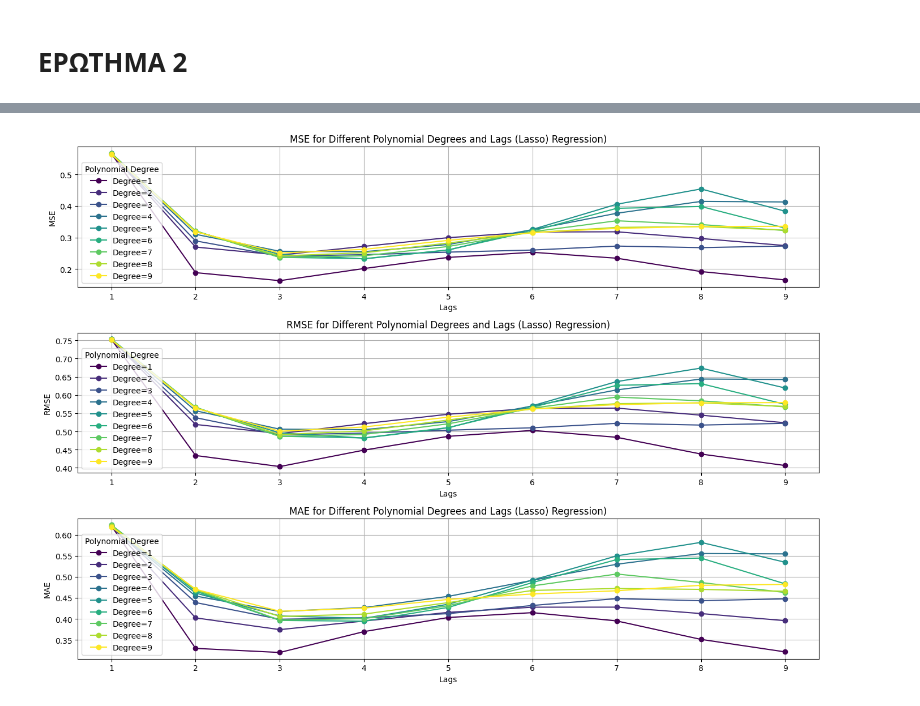
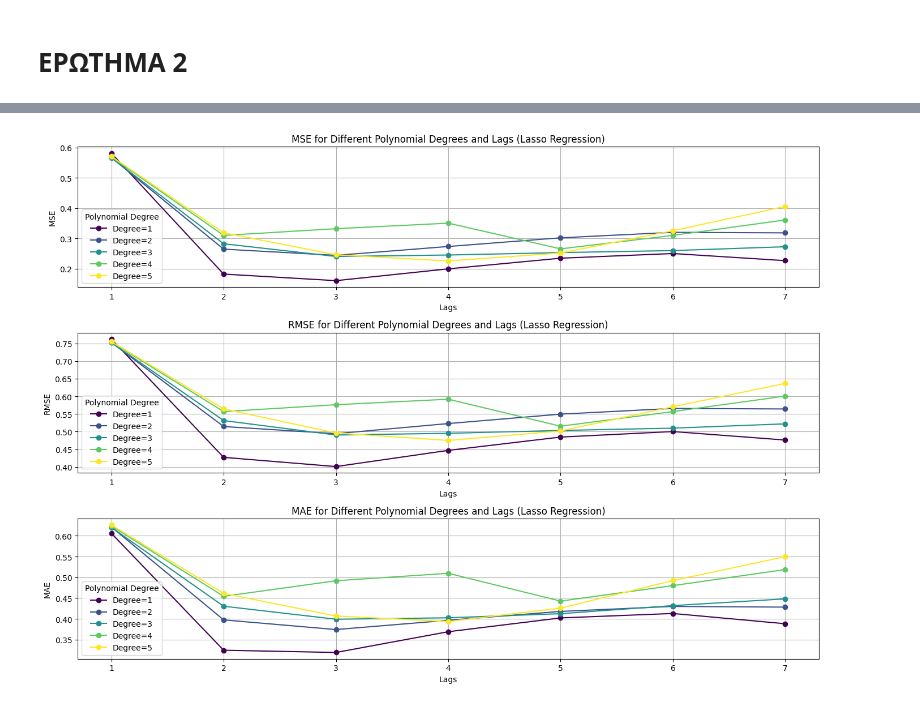
Before and after one commit to chryssa-pat/Decision-Theory, a Jupyter notebook: alphavantage.ipynb, the cells around one changed output, grey strips where cells are left out. Cells and saved outputs as stored; diff of their text form; code cells hidden in the pictures.

```diff
--- a/alphavantage.ipynb
+++ b/alphavantage.ipynb
@@ -208,7 +207,7 @@ for lags in range(1, 8):
     # Store the model for lag 4
     if lags == 4:
         best_model = model
-        joblib.dump(best_model, 'linear_regression_model.pkl')
+        joblib.dump(best_model, '/content/drive/MyDrive/alphavantage/linear_regression_model.pkl')
 
     # 11. Print the coefficients and the linear regression equation
     coefficients = model.coef_
@@ -343,81 +342,94 @@ from sklearn.linear_model import Lasso
 from sklearn.metrics import mean_squared_error, mean_absolute_error
 import matplotlib.pyplot as plt
 import matplotlib.cm as cm
-import joblib  # For saving the model and scaler
+from sklearn.model_selection import GridSearchCV
+import joblib
 
 # 1. Load the data
 df = pd.read_csv('/content/drive/MyDrive/alphavantage/close_prices.csv', parse_dates=['Date'], index_col='Date')
-df = df.sort_index()  # Ensure the data is sorted by date
+df = df.sort_index()
 
 # 2. Apply Gaussian Smoothing
 sigma = 3
 df['Close_smoothed'] = gaussian_filter1d(df['Close'], sigma=sigma)
 
+# Define the range of alpha values for GridSearchCV
+alpha_values = [0.01, 0.1, 1, 10, 100]
+
 # 3. Prepare to store results
 results_list = []
 
 # Loop through lag values from 1 to 7
-for lags in range(1, 10):
+for lags in range(1, 8):
     for i in range(1, lags + 1):
-        df[f'lag_{i}'] = df['Close_smoothed'].shift(i)
+        df[f'close_t-{i}'] = df['Close_smoothed'].shift(i)
 
     df = df.dropna()
 
-    # 4. Split into training and testing sets
+    # 4. Split into training and validation sets
     train_data = df[df.index < '2024-01-01']
-    test_data = df[df.index >= '2024-01-01']
+    validation_data = df[df.index >= '2024-01-01']
 
-    # 6. Prepare input (X) and target (y) for train and test sets
-    X_train = train_data[[f'lag_{i}' for i in range(1, lags + 1)]].values
+    # 6. Prepare input (X) and target (y) for train and validation sets
+    X_train = train_data[[f'close_t-{i}' for i in range(1, lags + 1)]].values
     y_train = train_data['Close_smoothed'].values
-    X_test = test_data[[f'lag_{i}' for i in range(1, lags + 1)]].values
-    y_test = test_data['Close_smoothed'].values
+    X_validation = validation_data[[f'close_t-{i}' for i in range(1, lags + 1)]].values
+    y_validation = validation_data['Close_smoothed'].values
 
-    # Loop through polynomial degrees from 1 to 10
-    for degree in range(1, 10):
+    # Loop through polynomial degrees from 1 to 5
+    for degree in range(1, 6):
         # Create polynomial features
         poly = PolynomialFeatures(degree=degree)
         X_train_poly = poly.fit_transform(X_train)
-        X_test_poly = poly.transform(X_test)
+        X_validation_poly = poly.transform(X_validation)
 
-        # 7. Train the Lasso (L1-regularized) polynomial regression model
-        model = Lasso(alpha=1, max_iter=10000)
-        model.fit(X_train_poly, y_train)
+        lasso = Lasso(max_iter=10000)
+        param_grid = {'alpha': alpha_values}
+        grid_search = GridSearchCV(lasso, param_grid, cv=5, scoring='neg_mean_squared_error')
+        grid_search.fit(X_train_poly, y_train)
 
-        # 8. Make predictions on the test set
-        test_predictions = model.predict(X_test_poly)
+        # Get the best alpha
+        best_alpha = grid_search.best_params_['alpha']
+
+        # Train the final model with the best alpha
+        best_model = Lasso(alpha=best_alpha, max_iter=10000)
+        best_model.fit(X_train_poly, y_train)
+
+        # 8. Make predictions on the validation set
+        validation_predictions = best_model.predict(X_validation_poly)
 
         # 9. Evaluate the model
-        test_mse = mean_squared_error(y_test, test_predictions)
-        test_rmse = np.sqrt(test_mse)
-        test_mae = mean_absolute_error(y_test, test_predictions)
+        validation_mse = mean_squared_error(y_validation, validation_predictions)
+        validation_rmse = np.sqrt(validation_mse)
+        validation_mae = mean_absolute_error(y_validation, validation_predictions)
 
         # Store results
         results_list.append({
             'lags': lags,
             'degree': degree,
-            'test_mse': test_mse,
-            'test_rmse': test_rmse,
-            'test_mae': test_mae
+            'validation_mse': validation_mse,
+            'validation_rmse': validation_rmse,
+            'validation_mae': validation_mae
         })
 
-        print(f"\nLags: {lags}, Polynomial Degree: {degree}")
-        print(f"Test MSE: {test_mse:.4f}, RMSE: {test_rmse:.4f}, MAE: {test_mae:.4f}")
+        print(f"\n--- Lags: {lags}, Degree: {degree}, Best Alpha: {best_alpha} ---")
+        print(f"Validation MSE: {validation_mse}")
+        print(f"Validation RMSE: {validation_rmse}")
+        print(f"Validation MAE: {validation_mae}")
 
-        # Save the model if lag=5 and degree=1
-        if lags == 4 and degree == 1:
-            joblib.dump(model, 'lasso_model_lag_5_degree_1.pkl')
-            print("Model saved for lag=5 and degree=1.")
+        # Save the model
+        if lags == 3 and degree == 3:
+            joblib.dump(best_model, '/content/drive/MyDrive/alphavantage/lasso_model.pkl')
+
 
 # 10. Visualization of the results
-# Create a results dataframe for easy analysis
 results_df = pd.DataFrame(results_list)
 
 # Plot the metrics (MSE, RMSE, MAE) for different lags and polynomial Degrees
 plt.figure(figsize=(14, 10))
 
 # Plot for MSE, RMSE, and MAE with lags on the x-axis
-metrics = ['test_mse', 'test_rmse', 'test_mae']
+metrics = ['validation_mse', 'validation_rmse', 'validation_mae']
 metric_labels = ['MSE', 'RMSE', 'MAE']
 
 # Determine the number of polynomial degrees dynamically
@@ -425,21 +437,21 @@ unique_degrees = results_df['degree'].unique()
 num_degrees = len(unique_degrees)
 
 # Generate a colormap
-colormap = cm.get_cmap('viridis', num_degrees)  # Use 'viridis' or any other colormap
+colormap = cm.get_cmap('viridis', num_degrees)
 
 plt.figure(figsize=(14, 10))
 
 for idx, metric in enumerate(metrics):
     plt.subplot(3, 1, idx + 1)  # Create subplots for each metric
-    for degree_idx, degree in enumerate(unique_degrees):  # Loop through unique polynomial degrees
+    for degree_idx, degree in enumerate(unique_degrees):
         degree_df = results_df[results_df['degree'] == degree]
-        color = colormap(degree_idx / num_degrees)  # Dynamically assign a color
+        color = colormap(degree_idx / num_degrees)
         plt.plot(degree_df['lags'], degree_df[metric],
                  marker='o', linestyle='-', color=color,
                  label=f'Degree={degree}')
     plt.xlabel('Lags')
     plt.ylabel(metric_labels[idx])
-    plt.title(f'{metric_labels[idx]} for Different Polynomial Degrees and Lags (Lasso) Regression)')
+    plt.title(f'{metric_labels[idx]} for Different Polynomial Degrees and Lags (Lasso Regression)')
     plt.legend(title="Polynomial Degree")
     plt.grid(True)
 
@@ -485 +479 @@ Test MSE: 0.3354, RMSE: 0.5791, MAE: 0.4819
-[figure, old version]
+[figure, new version]
```
Also changed, not shown: parts of 12 cells of this notebook.
